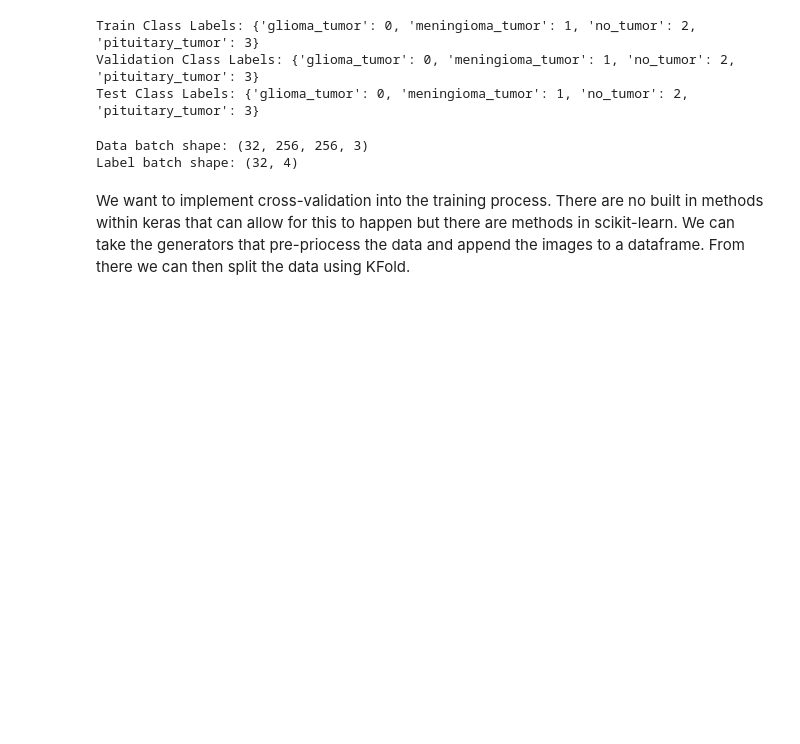
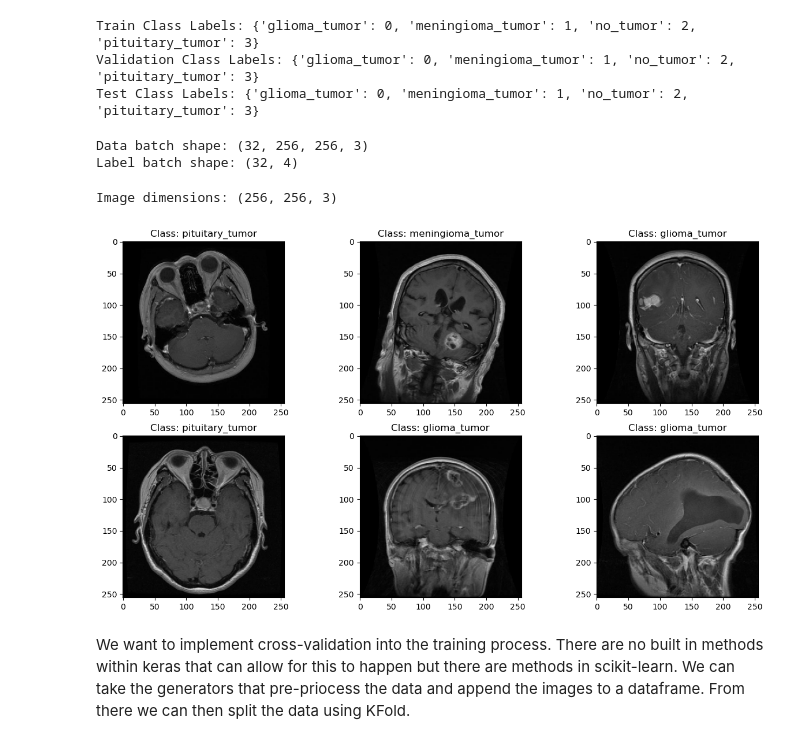
Before and after one commit to cristopher-d-delgado/brain_tumor_classification, a Jupyter notebook: notebook.ipynb, the cells around one changed output. Drawn from its saved outputs; the diff is of its cells as text; code cells hidden in the pictures; blank space fills up the shorter version.

```diff
--- a/notebook.ipynb
+++ b/notebook.ipynb
@@ -78,33 +78,39 @@ print("Label batch shape:", label_batch.shape)
 Data batch shape: (32, 256, 256, 3)
 Label batch shape: (32, 4)
 # %%
-# import matplotlib.pyplot as plt
+import matplotlib.pyplot as plt
 
-# # Retrieve one batch of images from the generator
-# images, labels = train_gen.next()
+# Retrieve one batch of images from the generator
+images, labels = train_gen.next()
 
-# # Print the dimensions of the first image
-# print("Image dimensions:", images[0].shape)
+# Print the dimensions of the first image
+print("Image dimensions:", images[0].shape)
 
-# # Define the class labels
-# class_labels = {'glioma_tumor': 0, 'meningioma_tumor': 1, 'no_tumor': 2, 'pituitary_tumor': 3}
+# Define the class labels
+class_labels = {'glioma_tumor': 0, 'meningioma_tumor': 1, 'no_tumor': 2, 'pituitary_tumor': 3}
 
-# # Display the first six images with their labels
-# fig, ax = plt.subplots(2, 3, facecolor='white', figsize=(15, 8))
+# Display the first six images with their labels
+fig, ax = plt.subplots(2, 3, facecolor='white', figsize=(15, 8))
 
-# for i in range(2):
-#     for j in range(3):
-#         # Calculate the index in the images and labels arrays
-#         idx = i * 3 + j
+for i in range(2):
+    for j in range(3):
+        # Calculate the index in the images and labels arrays
+        idx = i * 3 + j
 
-#         # Get the class name from the label
-#         class_name = [key for key, value in class_labels.items() if value == labels[idx]][0]
+        # Get the predicted class
+        class_idx = np.argmax(labels[idx])
 
-#         # Plot the image
-#         ax[i, j].imshow(images[idx])
-#         ax[i, j].set_title(f"Class: {class_name}")
+        # Get the class name from the label
+        class_name = [key for key, value in class_labels.items() if value == class_idx][0]
 
-# plt.show()
+        # Plot the image
+        ax[i, j].imshow(images[idx])
+        ax[i, j].set_title(f"Class: {class_name}")
+
+plt.show()
+# %% [output]
+Image dimensions: (256, 256, 3)
+[figure, added]
 # %% [markdown]
 We want to implement cross-validation into the training process. There are no built in methods within keras that can allow for this to happen but there are methods in scikit-learn. We can take the generators that pre-priocess the data and append the images to a dataframe. From there we can then split the data using KFold.
 # %%
```
Also changed, not shown: parts of 15 cells of this notebook, 1 other file.
